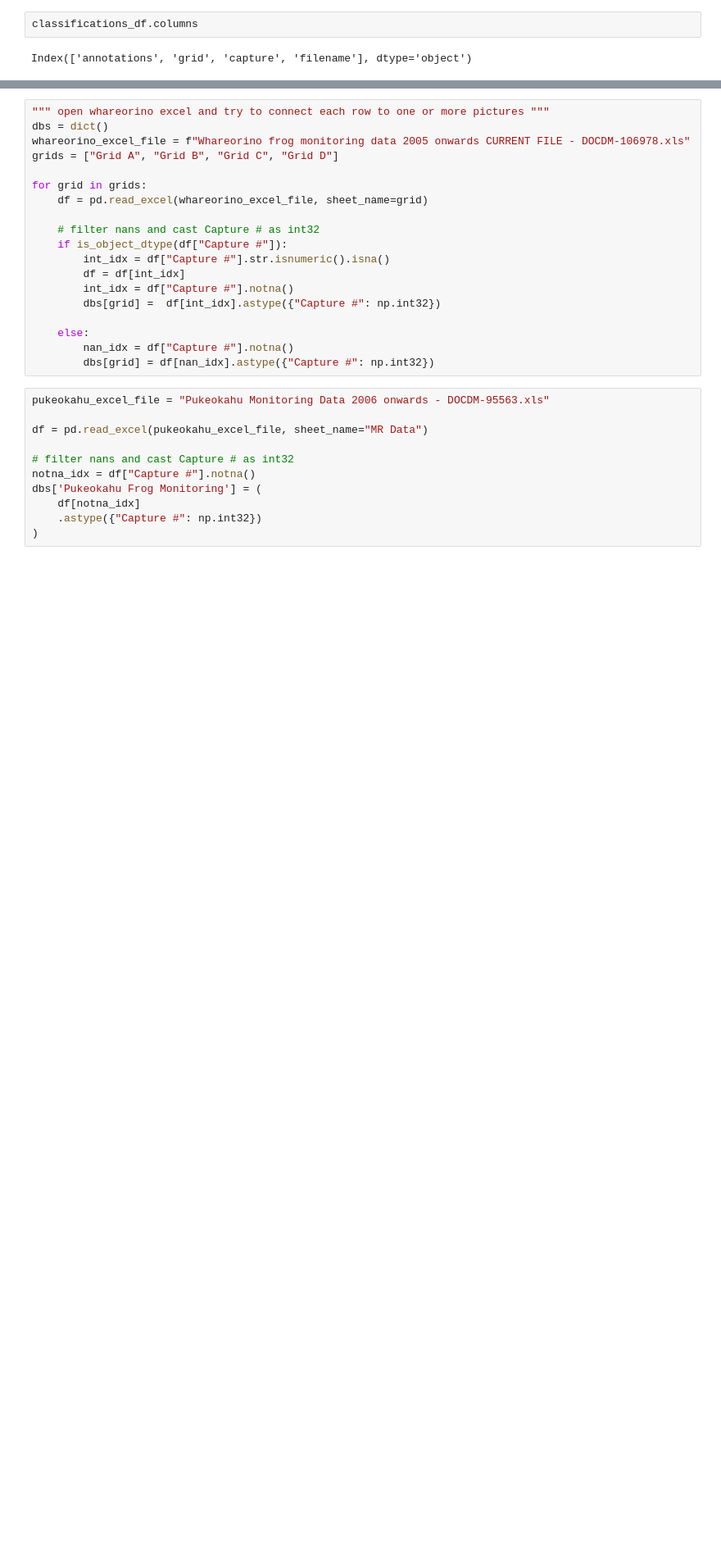
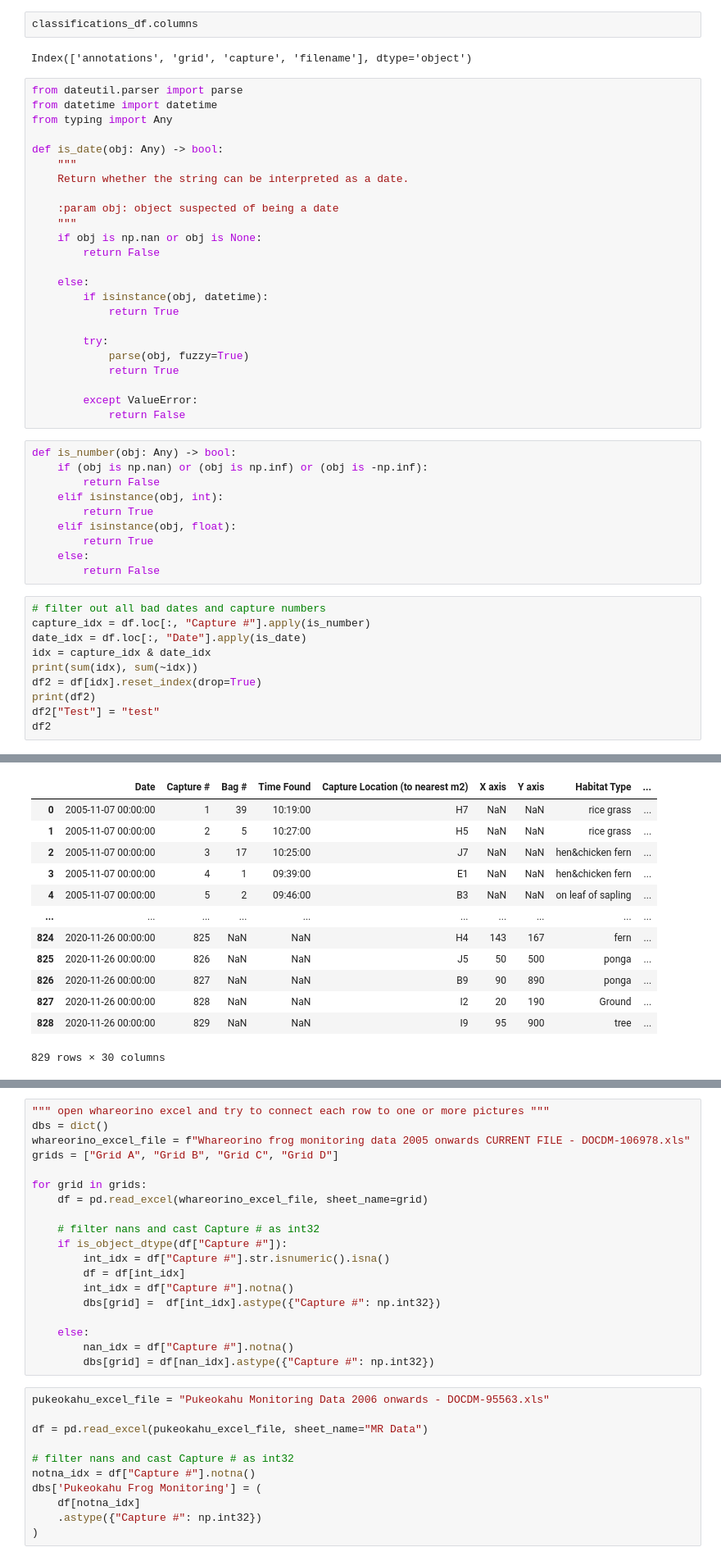
Before and after one commit to wildlifeai/pepeketua_interface, a Jupyter notebook: frog id notebook.ipynb, the cells around one changed output, grey strips where cells are left out. Shown at 82% size. Cells and saved outputs as stored; diff of their text form; blank space fills up the shorter version.

```diff
--- a/frog id notebook.ipynb
+++ b/frog id notebook.ipynb
@@ -66,3 +66,48 @@ classifications_df = classifications_df[numeric_idx].astype({"capture": np.int32
 classifications_df.columns
 # %% [output]
 Index(['annotations', 'grid', 'capture', 'filename'], dtype='object')
+# %%
+from dateutil.parser import parse
+from datetime import datetime
+from typing import Any
+
+def is_date(obj: Any) -> bool:
+    """
+    Return whether the string can be interpreted as a date.
+
+    :param obj: object suspected of being a date
+    """
+    if obj is np.nan or obj is None:
+        return False
+
+    else:
+        if isinstance(obj, datetime):
+            return True
+
+        try:
+            parse(obj, fuzzy=True)
+            return True
+
+        except ValueError:
+            return False
+# %%
+def is_number(obj: Any) -> bool:
+    if (obj is np.nan) or (obj is np.inf) or (obj is -np.inf):
+        return False
+    elif isinstance(obj, int):
+        return True
+    elif isinstance(obj, float):
+        return True
+    else:
+        return False
+# %%
+# filter out all bad dates and capture numbers
+capture_idx = df.loc[:, "Capture #"].apply(is_number)
+date_idx = df.loc[:, "Date"].apply(is_date)
+idx = capture_idx & date_idx
+print(sum(idx), sum(~idx))
+df2 = df[idx].reset_index(drop=True)
+print(df2)
+df2["Test"] = "test"
+df2
+# %% [output]
@@ -68,0 +131,13 @@ Index(['annotations', 'grid', 'capture', 'filename'], dtype='object')
+|  | Date | Capture # | Bag # | Time Found | Capture Location (to nearest m2) | X axis | Y axis | Habitat Type | ... |
+| 0 | 2005-11-07 00:00:00 | 1 | 39 | 10:19:00 | H7 | NaN | NaN | rice grass | ... |
+| 1 | 2005-11-07 00:00:00 | 2 | 5 | 10:27:00 | H5 | NaN | NaN | rice grass | ... |
+| 2 | 2005-11-07 00:00:00 | 3 | 17 | 10:25:00 | J7 | NaN | NaN | hen&chicken fern | ... |
+| 3 | 2005-11-07 00:00:00 | 4 | 1 | 09:39:00 | E1 | NaN | NaN | hen&chicken fern | ... |
+| 4 | 2005-11-07 00:00:00 | 5 | 2 | 09:46:00 | B3 | NaN | NaN | on leaf of sapling | ... |
+| ... | ... | ... | ... | ... | ... | ... | ... | ... | ... |
+| 824 | 2020-11-26 00:00:00 | 825 | NaN | NaN | H4 | 143 | 167 | fern | ... |
+| 825 | 2020-11-26 00:00:00 | 826 | NaN | NaN | J5 | 50 | 500 | ponga | ... |
+| 826 | 2020-11-26 00:00:00 | 827 | NaN | NaN | B9 | 90 | 890 | ponga | ... |
+| 827 | 2020-11-26 00:00:00 | 828 | NaN | NaN | I2 | 20 | 190 | Ground | ... |
+| 828 | 2020-11-26 00:00:00 | 829 | NaN | NaN | I9 | 95 | 900 | tree | ... |
+829 rows × 30 columns
```
Also changed, not shown: parts of 3 cells of this notebook, 4 other files.
